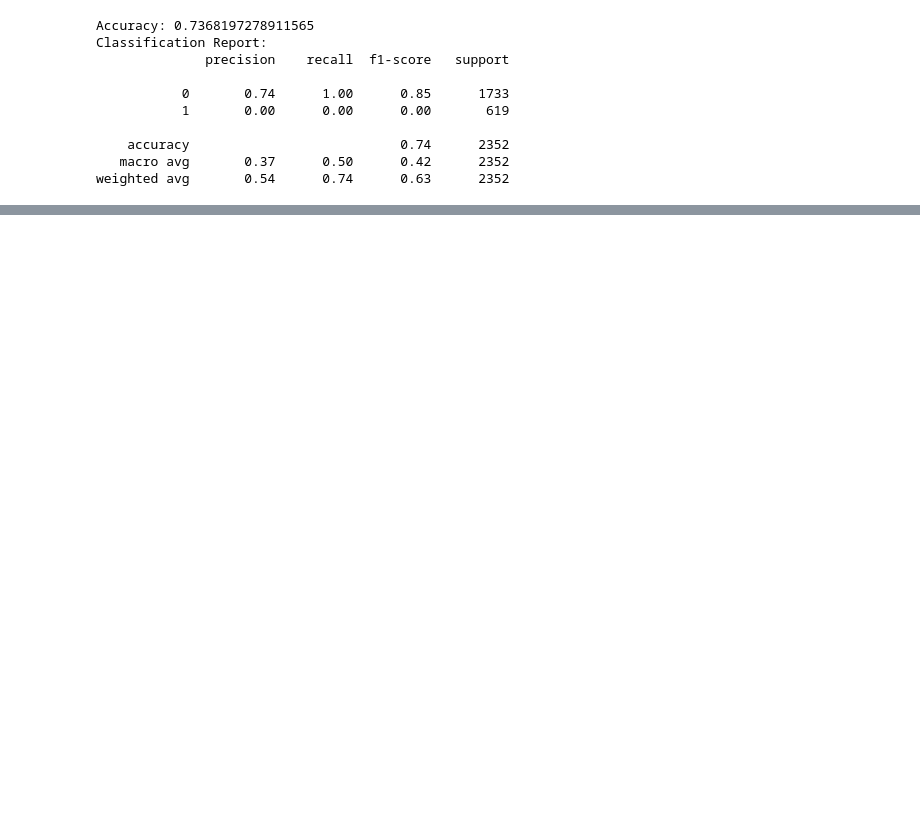
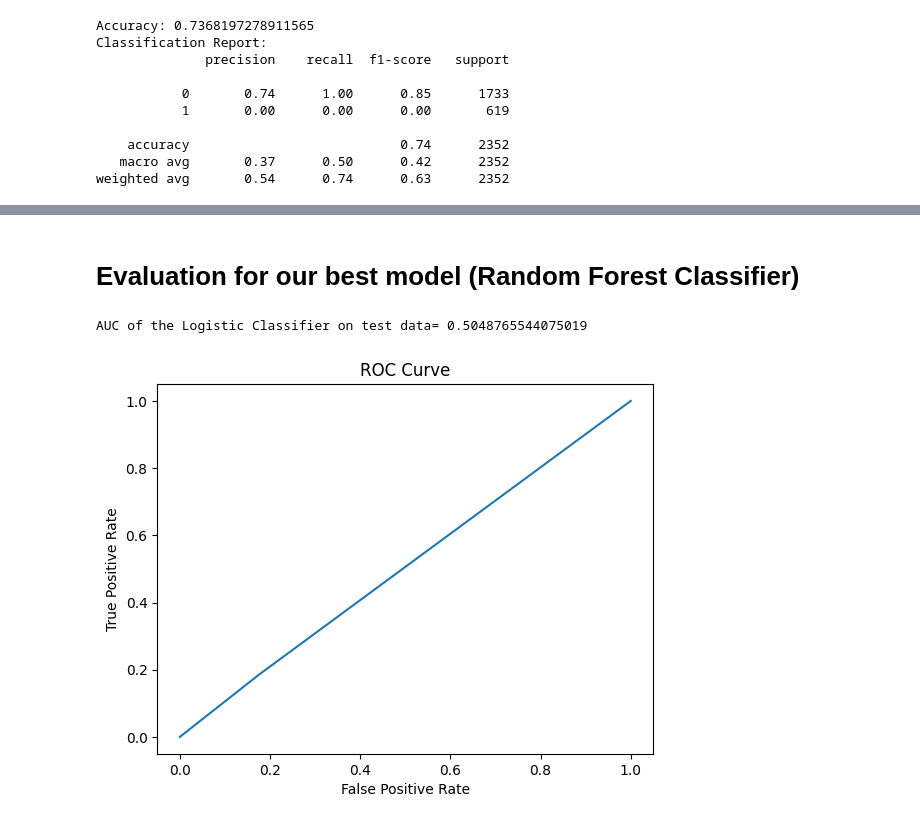
Before and after one commit to AchyDaMan/airbnbdata, a Jupyter notebook: airbnb_ml.ipynb, the cells around one changed output, grey strips where cells are left out. Saved outputs shown, nothing was run; the diff lists cells and outputs as text; code cells hidden in the pictures; blank space fills up the shorter version.

```diff
--- a/airbnb_ml.ipynb
+++ b/airbnb_ml.ipynb
@@ -279,10 +250,0 @@ df['price_range'].value_counts()
-# %%
-"""
-from sklearn.preprocessing import LabelEncoder
-
-labelencoder = LabelEncoder()# Assigning numerical values and storing in another column
-df['price_rng_Cat'] = labelencoder.fit_transform(df['price_range'])
-
-
-df.corr().style.background_gradient(cmap='magma')
-"""
@@ -538,7 +493,7 @@ X = df.drop(["price"], axis = 1)
 y = df["price"]
 
 #split the data
-X_train, X_test, y_train, y_test = train_test_split(X, y, test_size=0.2, random_state=0)
+X_train_rand, X_test_rand, y_train_rand, y_test_rand = train_test_split(X, y, test_size=0.2, random_state=0)
 
 #standardize data
 from sklearn.preprocessing import StandardScaler
@@ -552,15 +507,15 @@ X_test = scaler.transform(X_test)
 rand_model.fit(X_train, y_train)
 
 # Make predictions on the test set
-predictions = rand_model.predict(X_test)
+rand_predictions = rand_model.predict(X_test)
 
 # Evaluate the model
-print('Mean Absolute Error:', metrics.mean_absolute_error(y_test, predictions))
-print('Mean Squared Error:', metrics.mean_squared_error(y_test, predictions))
-print('Root Mean Squared Error:', np.sqrt(metrics.mean_squared_error(y_test, predictions)))
-print('The accuracy of the Random Forest Model is', accuracy_score(y_test, predictions))
+print('Mean Absolute Error:', metrics.mean_absolute_error(y_test, rand_predictions))
+print('Mean Squared Error:', metrics.mean_squared_error(y_test, rand_predictions))
+print('Root Mean Squared Error:', np.sqrt(metrics.mean_squared_error(y_test, rand_predictions)))
+print('The accuracy of the Random Forest Model is', accuracy_score(y_test, rand_predictions))
 
 # Display classification report
 print("Classification Report:")
-print(classification_report(y_test, predictions))
+print(classification_report(y_test, rand_predictions))
 # %% [output]
@@ -847 +806,19 @@ Classification Report:
 weighted avg       0.77      0.78      0.77      2352
+# %% [markdown]
+# Evaluation for our best model (Random Forest Classifier)
+# %%
+import matplotlib.pyplot as plt
+from sklearn import metrics
+auc = metrics.roc_auc_score(y_test_rand, rand_predictions)
+
+print (f"AUC of the Logistic Classifier on test data= {auc}")
+
+fpr, tpr, _ = metrics.roc_curve(y_test_rand,  rand_predictions)
+plt.plot(fpr, tpr)
+plt.title('ROC Curve')
+plt.ylabel('True Positive Rate')
+plt.xlabel('False Positive Rate')
+plt.show()
+# %% [output]
+AUC of the Logistic Classifier on test data= 0.5048765544075019
+[figure, added]
```
Also changed, not shown: parts of 17 cells of this notebook.
